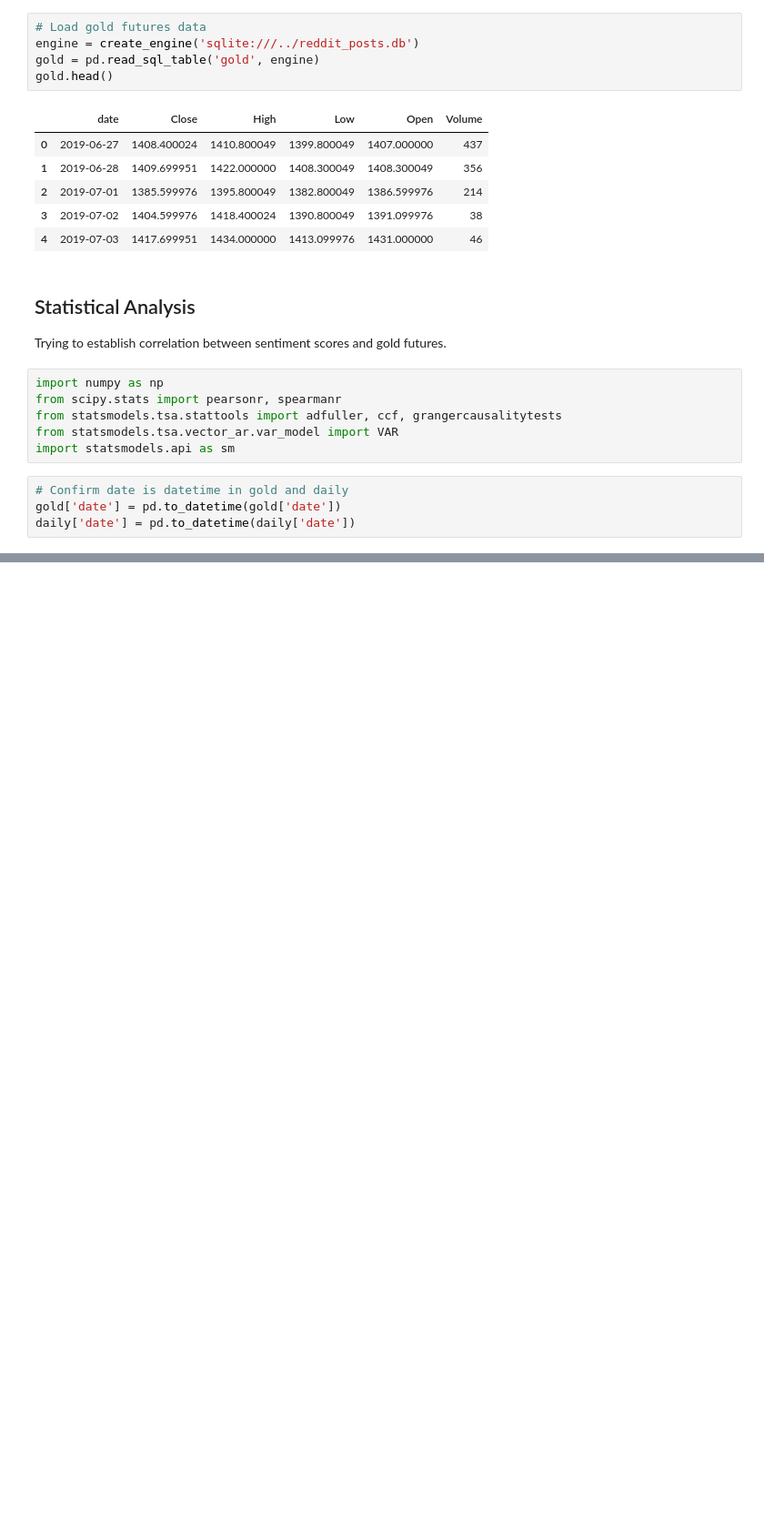
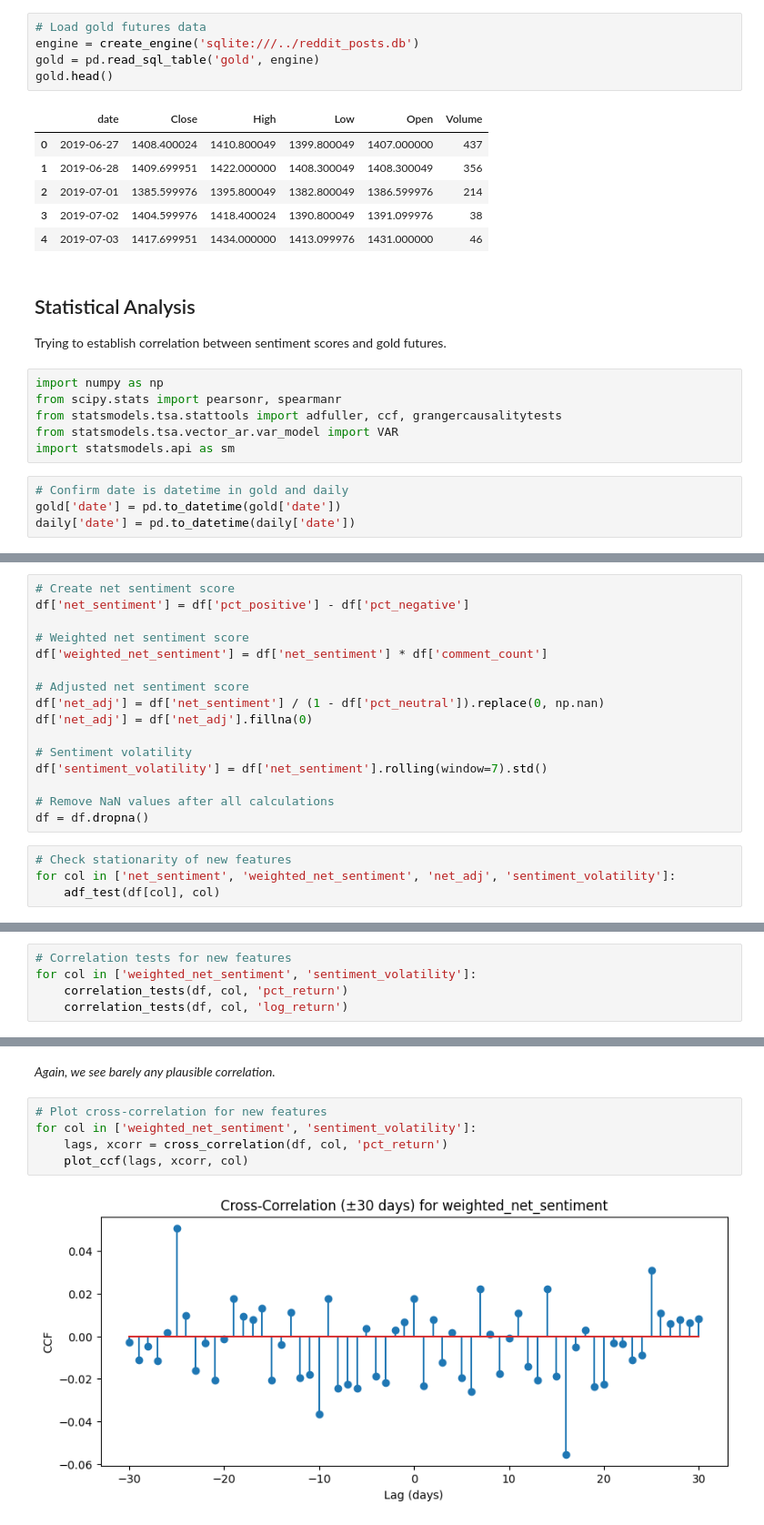
Before and after one commit to anshxl/golden-spikes, a Jupyter notebook: notebooks/post-analysis.ipynb, the cells around one changed output, grey strips where cells are left out. Shown at 91% size. Saved outputs shown, nothing was run; the diff lists cells and outputs as text; blank space fills up the shorter version.

```diff
--- a/notebooks/post-analysis.ipynb
+++ b/notebooks/post-analysis.ipynb
@@ -173,0 +378,20 @@ daily['date'] = pd.to_datetime(daily['date'])
+# %%
+# Create net sentiment score
+df['net_sentiment'] = df['pct_positive'] - df['pct_negative']
+
+# Weighted net sentiment score
+df['weighted_net_sentiment'] = df['net_sentiment'] * df['comment_count']
+
+# Adjusted net sentiment score
+df['net_adj'] = df['net_sentiment'] / (1 - df['pct_neutral']).replace(0, np.nan)
+df['net_adj'] = df['net_adj'].fillna(0)
+
+# Sentiment volatility
+df['sentiment_volatility'] = df['net_sentiment'].rolling(window=7).std()
+
+# Remove NaN values after all calculations
+df = df.dropna()
+# %%
+# Check stationarity of new features
+for col in ['net_sentiment', 'weighted_net_sentiment', 'net_adj', 'sentiment_volatility']:
+    adf_test(df[col], col)
@@ -173,0 +416,5 @@ daily['date'] = pd.to_datetime(daily['date'])
+# %%
+# Correlation tests for new features
+for col in ['weighted_net_sentiment', 'sentiment_volatility']:
+    correlation_tests(df, col, 'pct_return')
+    correlation_tests(df, col, 'log_return')
@@ -173,0 +437,9 @@ daily['date'] = pd.to_datetime(daily['date'])
+# %% [markdown]
+*Again, we see barely any plausible correlation.*
+# %%
+# Plot cross-correlation for new features
+for col in ['weighted_net_sentiment', 'sentiment_volatility']:
+    lags, xcorr = cross_correlation(df, col, 'pct_return')
+    plot_ccf(lags, xcorr, col)
+# %% [output]
+[figure, added]
```
Also changed, not shown: parts of 26 cells of this notebook, 2 other files.
